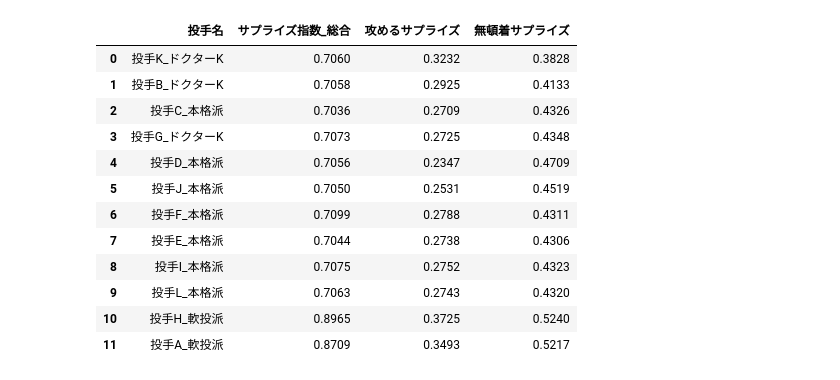
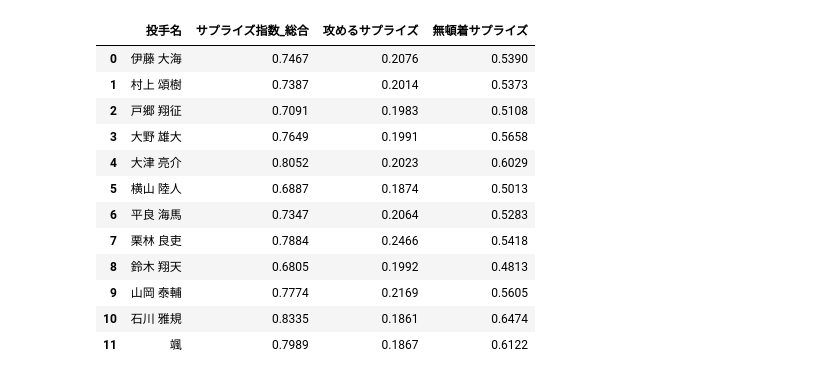
Before and after one commit to igarashiayaka-0127/lecture_sp, a Jupyter notebook: pit/pit.ipynb, the cells around one changed output. Cells and saved outputs as stored; diff of their text form; code cells hidden in the pictures.

```diff
--- a/pit/pit.ipynb
+++ b/pit/pit.ipynb
@@ -406,23 +246,46 @@ print(f"\n💾 '{csv_filename}' という名前で保存しました！")
 # %%
 import pandas as pd
-import numpy as np
+import os
+
+# ---------------------------------------------------------
+# 設定：パスとファイル名の定義
+# ---------------------------------------------------------
+DATA_DIR = '../pit_dataset/'
+INPUT_PLAY_FILE = 'play_info_dataset.csv' # 本番データ
+OUTPUT_FILE = 'pitcher_surprise_analysis.csv'
+
+PATH_PLAY = os.path.join(DATA_DIR, INPUT_PLAY_FILE)
+PATH_OUTPUT = os.path.join(DATA_DIR, OUTPUT_FILE)
 
 # ---------------------------------------------------------
 # 1. データの読み込み
 # ---------------------------------------------------------
-df_play = pd.read_csv('test_play_info.csv')
-df_stats = pd.read_csv('test_stats_pit.csv')
+print(f"🧠 サプライズ指数の計算を開始します...\n📂 読み込み: {PATH_PLAY}")
 
-# 分析対象の投手（奪三振TOP12）
-target_pitchers = df_stats.sort_values(by='so', ascending=False)['player_name'].tolist()
-
-print("🧠 サプライズ指数の計算を開始します...")
+try:
+    df_play = pd.read_csv(PATH_PLAY)
+    print(f"✅ 読み込み完了！ ({len(df_play)}球)")
+except FileNotFoundError:
+    print("❌ ファイルが見つかりません。")
+    raise
 
 # ---------------------------------------------------------
-# 2. 「世間の常識（セオリー）」を定義する
+# 2. 分析対象の決定（自動選出）
+# ---------------------------------------------------------
+# statsファイルを使わず、データ内に実在する「投球数が多いトップ12人」を選びます
+if 'pitcher_name' in df_play.columns:
+    target_pitchers = df_play['pitcher_name'].value_counts().head(12).index.tolist()
+    print(f"📊 分析対象: {target_pitchers}")
+else:
+    print("❌ 'pitcher_name' 列がありません。")
+    target_pitchers = []
+
+# ---------------------------------------------------------
+# 3. 「世間の常識（セオリー）」を定義する
 # ---------------------------------------------------------
 # カウントの状態を表す列を作る
-df_play['count_state'] = 'B' + df_play['pre_ball'].astype(str) + '-' + 'S' + df_play['pre_strike'].astype(str)
+# データによっては float型(1.0) になっている場合があるので、intに変換して文字にする
+df_play['count_state'] = 'B' + df_play['pre_ball'].fillna(0).astype(int).astype(str) + '-' + 'S' + df_play['pre_strike'].fillna(0).astype(int).astype(str)
 
 # リーグ全体での「カウント別・球種選択確率」を計算
 league_tendency = df_play.groupby(['count_state', 'pitch_type_name']).size().reset_index(name='count')
@@ -434,7 +297,7 @@ league_tendency['theory_prob'] = league_tendency['count'] / league_tendency['tot
 theory_map = dict(zip(zip(league_tendency['count_state'], league_tendency['pitch_type_name']), league_tendency['theory_prob']))
 
 # ---------------------------------------------------------
-# 3. 各プレーの「サプライズ度」を計算
+# 4. 各プレーの「サプライズ度」を計算
 # ---------------------------------------------------------
 def calculate_surprise(row):
     key = (row['count_state'], row['pitch_type_name'])
@@ -444,7 +307,7 @@ def calculate_surprise(row):
 df_play['surprise_score'] = df_play.apply(calculate_surprise, axis=1)
 
 # ---------------------------------------------------------
-# 4. サプライズの性質を分類（攻め vs 無頓着）
+# 5. サプライズの性質を分類（攻め vs 無頓着）
 # ---------------------------------------------------------
 # 成功フラグ（空振り or 見逃しストライクなら 1）
 df_play['is_success'] = ((df_play['is_swinging_strike'] == 1) | (df_play['is_called_strike'] == 1)).astype(int)
@@ -454,7 +317,7 @@ df_play['strategic_score'] = df_play['surprise_score'] * df_play['is_success']
 df_play['random_score'] = df_play['surprise_score'] * (1 - df_play['is_success'])   # 無頓着（失敗）
 
 # ---------------------------------------------------------
-# 5. 投手ごとに集計してリスト化
+# 6. 投手ごとに集計してリスト化
 # ---------------------------------------------------------
 surprise_analysis = []
 
@@ -480,13 +343,15 @@ for p_name in target_pitchers:
 df_surprise = pd.DataFrame(surprise_analysis)
 
 # ---------------------------------------------------------
-# 6. CSVファイルとして保存
+# 7. CSVファイルとして保存
 # ---------------------------------------------------------
-csv_filename = 'pitcher_surprise_analysis.csv'
-df_surprise.to_csv(csv_filename, index=False, encoding='utf-8-sig')
-
-print("✅ 計算完了！")
-display(df_surprise)
-print(f"💾 '{csv_filename}' を保存しました。グラフ担当の方に渡してください！")
+if not df_surprise.empty:
+    df_surprise.to_csv(PATH_OUTPUT, index=False, encoding='utf-8-sig')
+    print("✅ 計算完了！")
+    display(df_surprise)
+    print(f"💾 保存先: {PATH_OUTPUT}")
+    print("   → これで散布図用のデータも完成です！")
+else:
+    print("❌ データが集計できませんでした。")
 # %% [output]
 🧠 サプライズ指数の計算を開始します...
@@ -493,14 +361,14 @@ print(f"💾 '{csv_filename}' を保存しました。グラフ担当の方に
 ✅ 計算完了！
 |  | 投手名 | サプライズ指数_総合 | 攻めるサプライズ | 無頓着サプライズ |
-| 0 | 投手K_ドクターK | 0.7060 | 0.3232 | 0.3828 |
-| 1 | 投手B_ドクターK | 0.7058 | 0.2925 | 0.4133 |
-| 2 | 投手C_本格派 | 0.7036 | 0.2709 | 0.4326 |
-| 3 | 投手G_ドクターK | 0.7073 | 0.2725 | 0.4348 |
-| 4 | 投手D_本格派 | 0.7056 | 0.2347 | 0.4709 |
-| 5 | 投手J_本格派 | 0.7050 | 0.2531 | 0.4519 |
-| 6 | 投手F_本格派 | 0.7099 | 0.2788 | 0.4311 |
-| 7 | 投手E_本格派 | 0.7044 | 0.2738 | 0.4306 |
-| 8 | 投手I_本格派 | 0.7075 | 0.2752 | 0.4323 |
-| 9 | 投手L_本格派 | 0.7063 | 0.2743 | 0.4320 |
-| 10 | 投手H_軟投派 | 0.8965 | 0.3725 | 0.5240 |
-| 11 | 投手A_軟投派 | 0.8709 | 0.3493 | 0.5217 |
+| 0 | 伊藤 大海 | 0.7467 | 0.2076 | 0.5390 |
+| 1 | 村上 頌樹 | 0.7387 | 0.2014 | 0.5373 |
+| 2 | 戸郷 翔征 | 0.7091 | 0.1983 | 0.5108 |
+| 3 | 大野 雄大 | 0.7649 | 0.1991 | 0.5658 |
+| 4 | 大津 亮介 | 0.8052 | 0.2023 | 0.6029 |
+| 5 | 横山 陸人 | 0.6887 | 0.1874 | 0.5013 |
+| 6 | 平良 海馬 | 0.7347 | 0.2064 | 0.5283 |
+| 7 | 栗林 良吏 | 0.7884 | 0.2466 | 0.5418 |
+| 8 | 鈴木 翔天 | 0.6805 | 0.1992 | 0.4813 |
+| 9 | 山岡 泰輔 | 0.7774 | 0.2169 | 0.5605 |
+| 10 | 石川 雅規 | 0.8335 | 0.1861 | 0.6474 |
+| 11 | 颯 | 0.7989 | 0.1867 | 0.6122 |
```
Also changed, not shown: parts of 7 cells of this notebook, 4 other files.
